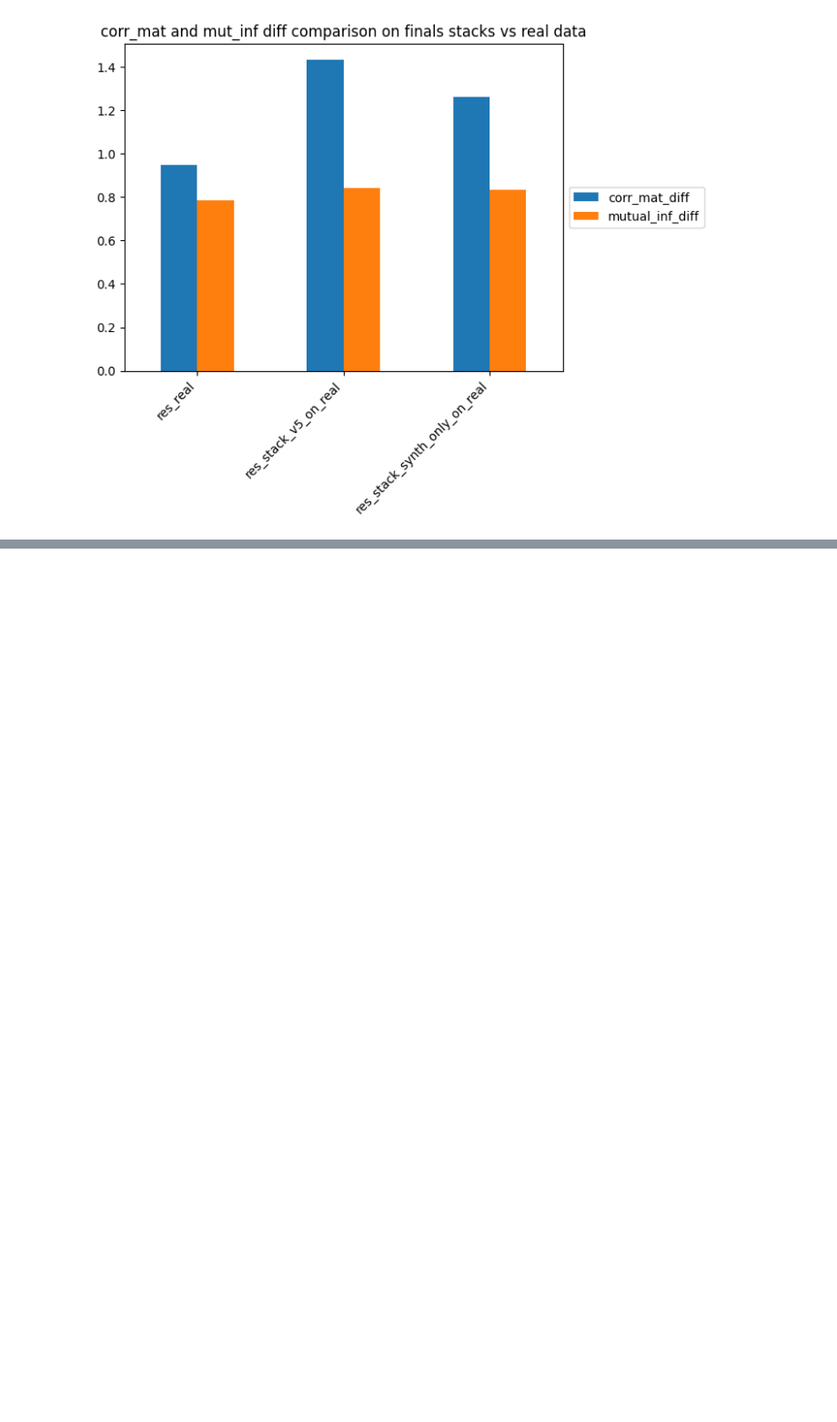
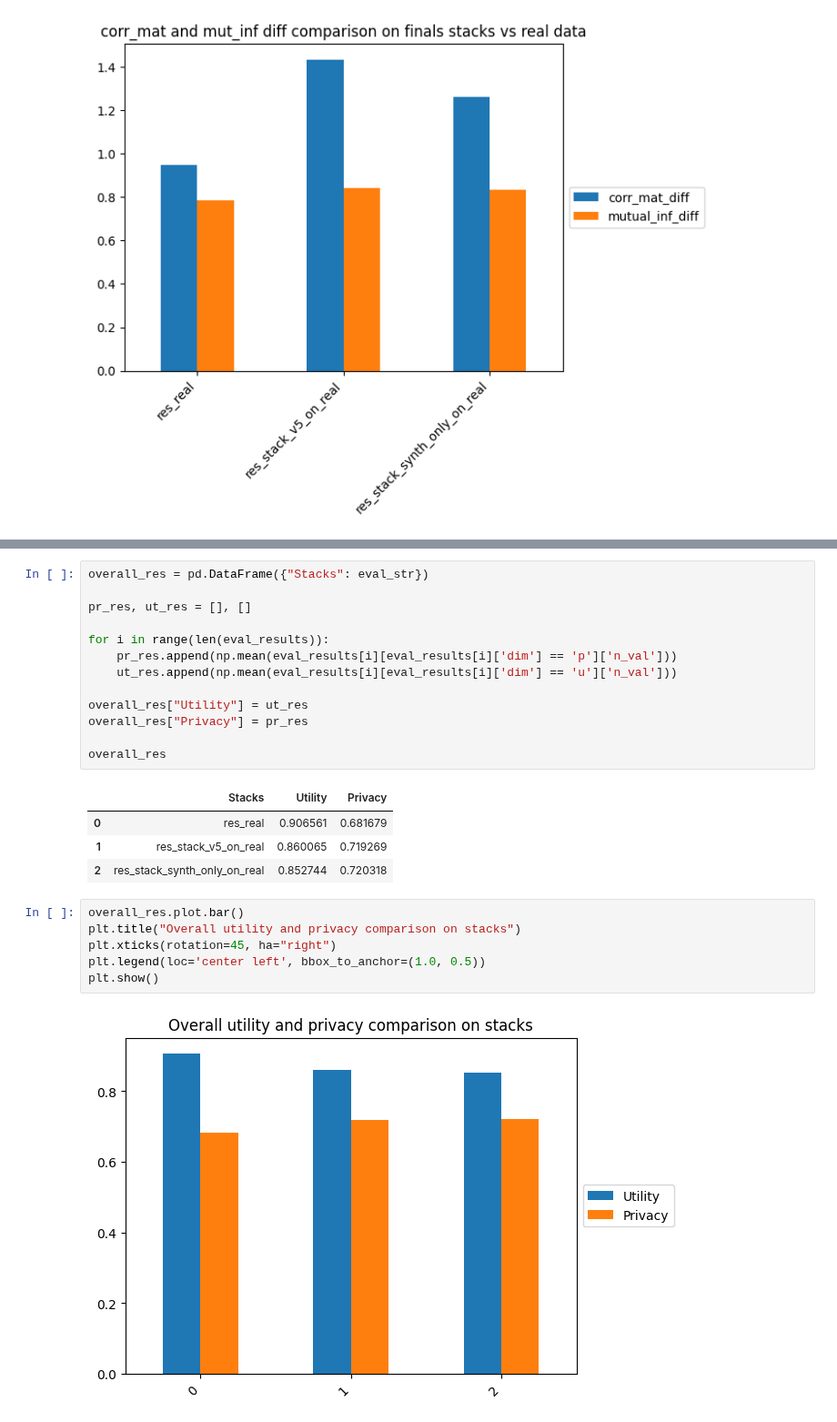
Before and after one commit to LucasBrynk/synthe_size_me, a Jupyter notebook: penguins_syn/penguins_BN_syn.ipynb, the cells around one changed output, grey strips where cells are left out. Shown at 91% size. Saved outputs shown, nothing was run; the diff lists cells and outputs as text; blank space fills up the shorter version.

```diff
--- a/penguins_syn/penguins_BN_syn.ipynb
+++ b/penguins_syn/penguins_BN_syn.ipynb
@@ -938,0 +968,26 @@ plt.show()
+# %%
+overall_res = pd.DataFrame({"Stacks": eval_str})
+
+pr_res, ut_res = [], []
+
+for i in range(len(eval_results)):
+    pr_res.append(np.mean(eval_results[i][eval_results[i]['dim'] == 'p']['n_val']))
+    ut_res.append(np.mean(eval_results[i][eval_results[i]['dim'] == 'u']['n_val']))
+
+overall_res["Utility"] = ut_res
+overall_res["Privacy"] = pr_res
+
+overall_res
+# %% [output]
+|  | Stacks | Utility | Privacy |
+| 0 | res_real | 0.906561 | 0.681679 |
+| 1 | res_stack_v5_on_real | 0.860065 | 0.719269 |
+| 2 | res_stack_synth_only_on_real | 0.852744 | 0.720318 |
+# %%
+overall_res.plot.bar()
+plt.title("Overall utility and privacy comparison on stacks")
+plt.xticks(rotation=45, ha="right")
+plt.legend(loc='center left', bbox_to_anchor=(1.0, 0.5))
+plt.show()
+# %% [output]
+[figure, added]
```
Also changed, not shown: parts of 14 cells of this notebook.
